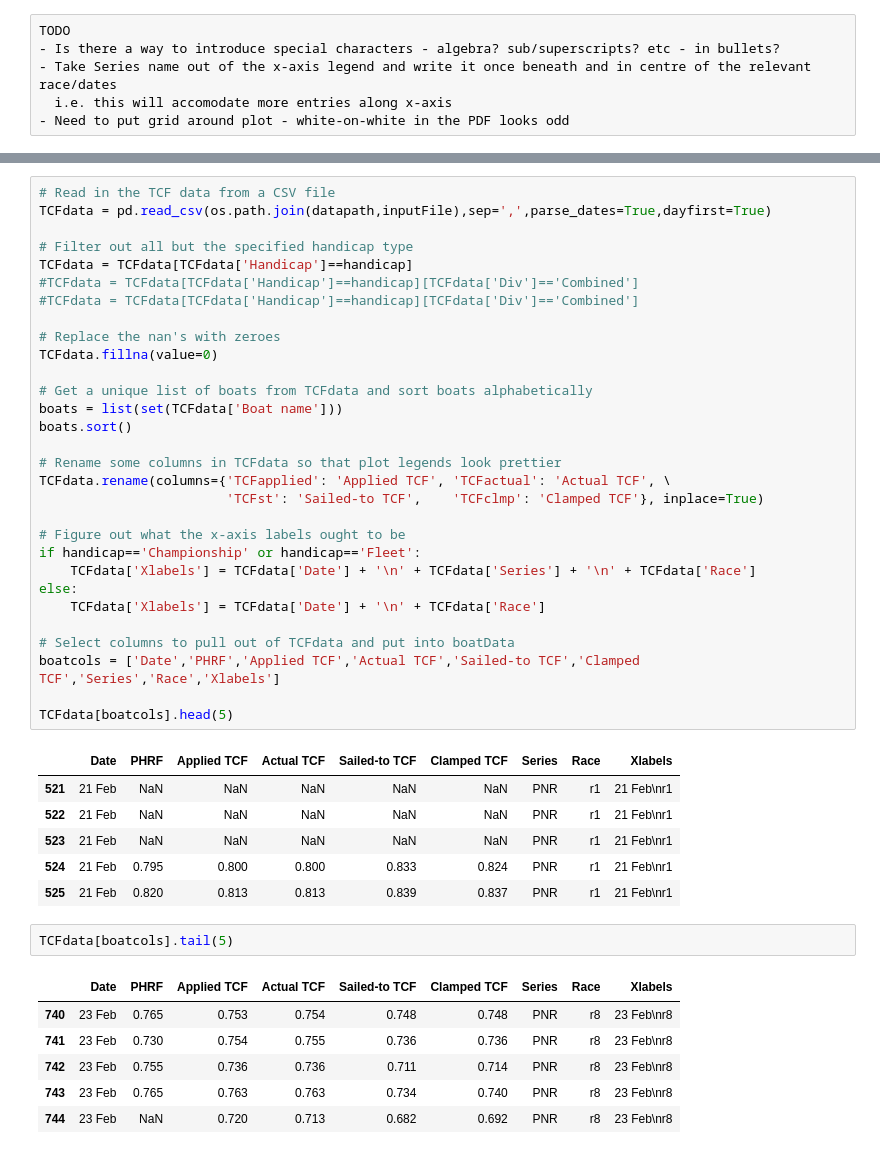
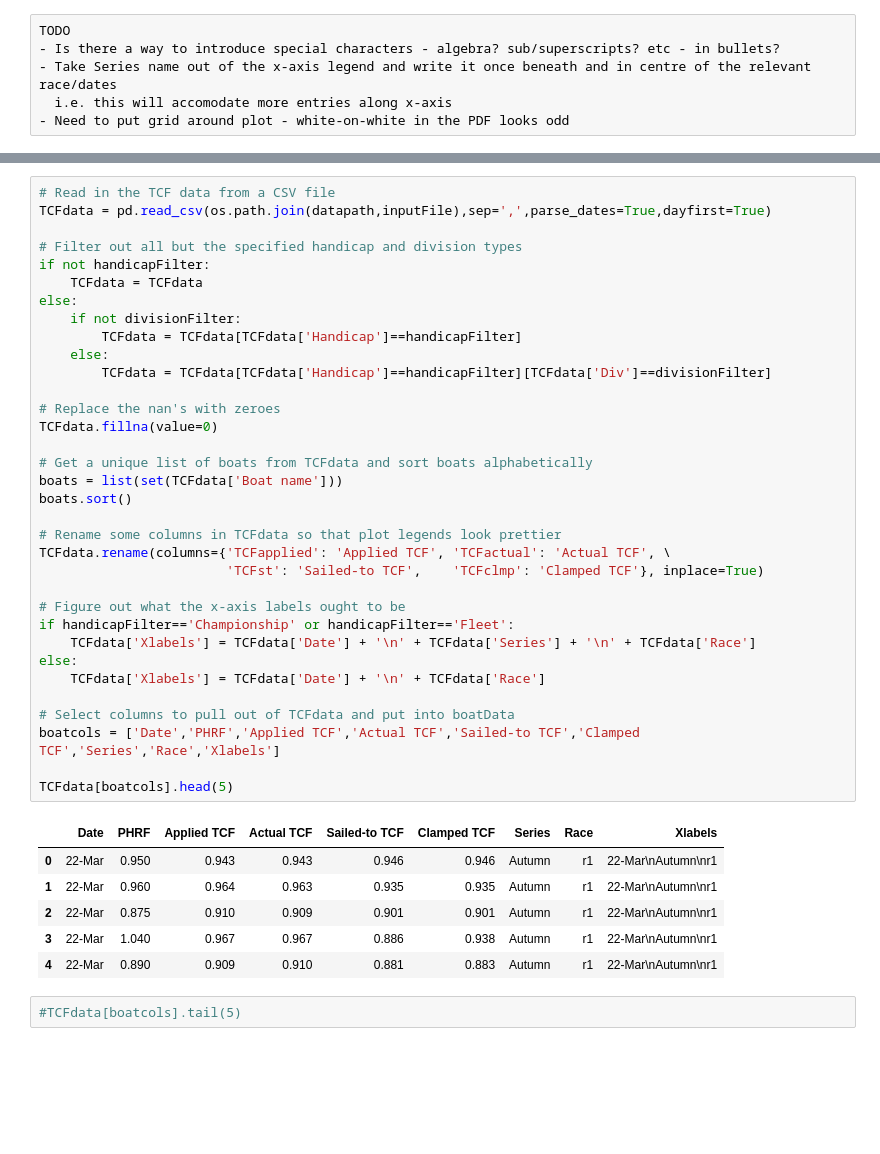
Before and after one commit to drphilbishop/RPNYC_race_analysis, a Jupyter notebook: plotTCFs.ipynb, the cells around one changed output, grey strips where cells are left out. Saved outputs shown, nothing was run; the diff lists cells and outputs as text; blank space fills up the shorter version.

```diff
--- a/plotTCFs.ipynb
+++ b/plotTCFs.ipynb
@@ -59,46 +68,43 @@ bullets = ["Applied TCF is the TCF that was used on race day to compute correcte
 # %%
 # Read in the TCF data from a CSV file
 TCFdata = pd.read_csv(os.path.join(datapath,inputFile),sep=',',parse_dates=True,dayfirst=True)
 
-# Filter out all but the specified handicap type
-TCFdata = TCFdata[TCFdata['Handicap']==handicap]
-#TCFdata = TCFdata[TCFdata['Handicap']==handicap][TCFdata['Div']=='Combined']
-#TCFdata = TCFdata[TCFdata['Handicap']==handicap][TCFdata['Div']=='Combined']
+# Filter out all but the specified handicap and division types
+if not handicapFilter:
+    TCFdata = TCFdata
+else:
+    if not divisionFilter:
+        TCFdata = TCFdata[TCFdata['Handicap']==handicapFilter]
+    else:
+        TCFdata = TCFdata[TCFdata['Handicap']==handicapFilter][TCFdata['Div']==divisionFilter]
 
 # Replace the nan's with zeroes
 TCFdata.fillna(value=0)
 
 # Get a unique list of boats from TCFdata and sort boats alphabetically
 boats = list(set(TCFdata['Boat name']))
 boats.sort()
 
 # Rename some columns in TCFdata so that plot legends look prettier
 TCFdata.rename(columns={'TCFapplied': 'Applied TCF', 'TCFactual': 'Actual TCF', \
                         'TCFst': 'Sailed-to TCF',    'TCFclmp': 'Clamped TCF'}, inplace=True)
 
 # Figure out what the x-axis labels ought to be
-if handicap=='Championship' or handicap=='Fleet':
+if handicapFilter=='Championship' or handicapFilter=='Fleet':
     TCFdata['Xlabels'] = TCFdata['Date'] + '\n' + TCFdata['Series'] + '\n' + TCFdata['Race']
 else:
     TCFdata['Xlabels'] = TCFdata['Date'] + '\n' + TCFdata['Race']
 
 # Select columns to pull out of TCFdata and put into boatData
 boatcols = ['Date','PHRF','Applied TCF','Actual TCF','Sailed-to TCF','Clamped TCF','Series','Race','Xlabels']
 
 TCFdata[boatcols].head(5)
 # %% [output]
 |  | Date | PHRF | Applied TCF | Actual TCF | Sailed-to TCF | Clamped TCF | Series | Race | Xlabels |
-| 521 | 21 Feb | NaN | NaN | NaN | NaN | NaN | PNR | r1 | 21 Feb\nr1 |
-| 522 | 21 Feb | NaN | NaN | NaN | NaN | NaN | PNR | r1 | 21 Feb\nr1 |
-| 523 | 21 Feb | NaN | NaN | NaN | NaN | NaN | PNR | r1 | 21 Feb\nr1 |
-| 524 | 21 Feb | 0.795 | 0.800 | 0.800 | 0.833 | 0.824 | PNR | r1 | 21 Feb\nr1 |
-| 525 | 21 Feb | 0.820 | 0.813 | 0.813 | 0.839 | 0.837 | PNR | r1 | 21 Feb\nr1 |
+| 0 | 22-Mar | 0.950 | 0.943 | 0.943 | 0.946 | 0.946 | Autumn | r1 | 22-Mar\nAutumn\nr1 |
+| 1 | 22-Mar | 0.960 | 0.964 | 0.963 | 0.935 | 0.935 | Autumn | r1 | 22-Mar\nAutumn\nr1 |
+| 2 | 22-Mar | 0.875 | 0.910 | 0.909 | 0.901 | 0.901 | Autumn | r1 | 22-Mar\nAutumn\nr1 |
+| 3 | 22-Mar | 1.040 | 0.967 | 0.967 | 0.886 | 0.938 | Autumn | r1 | 22-Mar\nAutumn\nr1 |
+| 4 | 22-Mar | 0.890 | 0.909 | 0.910 | 0.881 | 0.883 | Autumn | r1 | 22-Mar\nAutumn\nr1 |
 # %%
-TCFdata[boatcols].tail(5)
+#TCFdata[boatcols].tail(5)
-# %% [output]
-|  | Date | PHRF | Applied TCF | Actual TCF | Sailed-to TCF | Clamped TCF | Series | Race | Xlabels |
-| 740 | 23 Feb | 0.765 | 0.753 | 0.754 | 0.748 | 0.748 | PNR | r8 | 23 Feb\nr8 |
-| 741 | 23 Feb | 0.730 | 0.754 | 0.755 | 0.736 | 0.736 | PNR | r8 | 23 Feb\nr8 |
-| 742 | 23 Feb | 0.755 | 0.736 | 0.736 | 0.711 | 0.714 | PNR | r8 | 23 Feb\nr8 |
-| 743 | 23 Feb | 0.765 | 0.763 | 0.763 | 0.734 | 0.740 | PNR | r8 | 23 Feb\nr8 |
-| 744 | 23 Feb | NaN | 0.720 | 0.713 | 0.682 | 0.692 | PNR | r8 | 23 Feb\nr8 |
```
Also changed, not shown: parts of 10 cells of this notebook, 19 other files.
